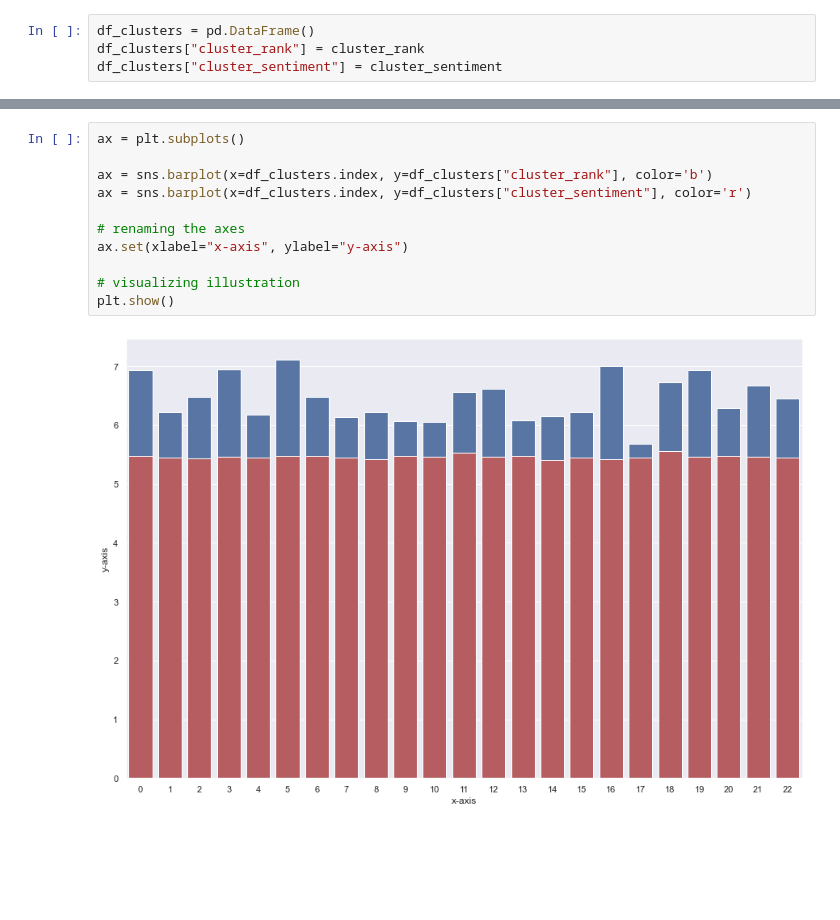
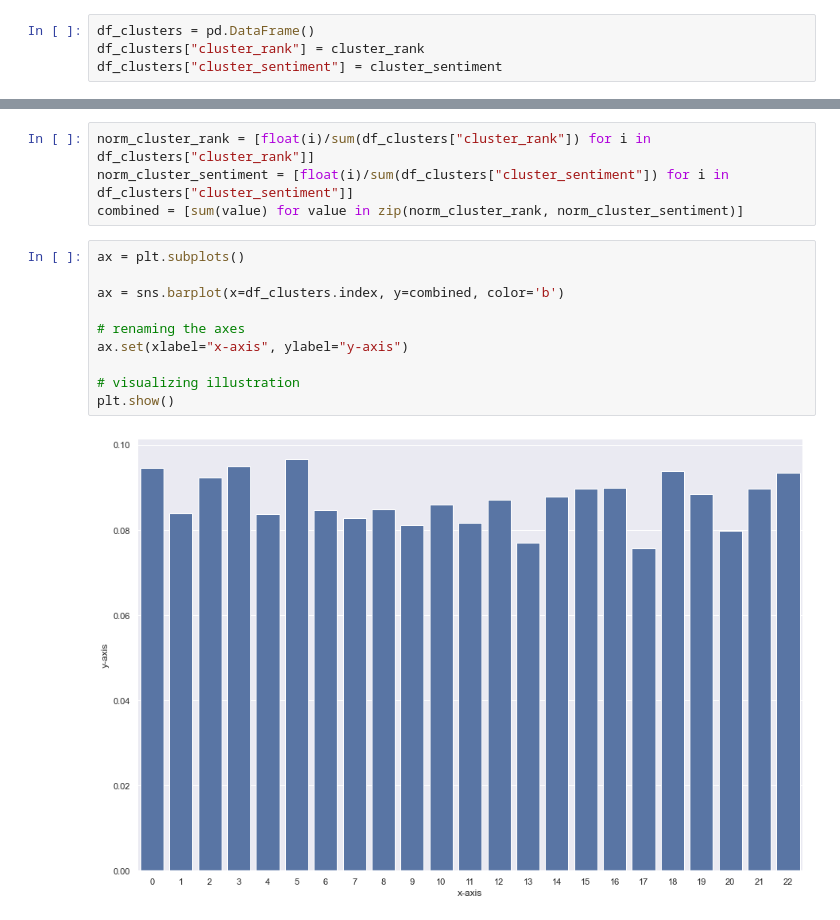
Before and after one commit to kajgaard/ComputationalTools, a Jupyter notebook: Text analysis.ipynb, the cells around one changed output, grey strips where cells are left out. Drawn from its saved outputs; the diff is of its cells as text; blank space fills up the shorter version.

Commit message:
Sentiment corrected

```diff
--- a/Text analysis.ipynb
+++ b/Text analysis.ipynb
@@ -289,13 +179,16 @@ df_clusters
+# %%
+norm_cluster_rank = [float(i)/sum(df_clusters["cluster_rank"]) for i in df_clusters["cluster_rank"]]
+norm_cluster_sentiment = [float(i)/sum(df_clusters["cluster_sentiment"]) for i in df_clusters["cluster_sentiment"]]
+combined = [sum(value) for value in zip(norm_cluster_rank, norm_cluster_sentiment)]
 # %%
 ax = plt.subplots()
 
-ax = sns.barplot(x=df_clusters.index, y=df_clusters["cluster_rank"], color='b')
-ax = sns.barplot(x=df_clusters.index, y=df_clusters["cluster_sentiment"], color='r')
+ax = sns.barplot(x=df_clusters.index, y=combined, color='b')
 
 # renaming the axes
 ax.set(xlabel="x-axis", ylabel="y-axis")
 
 # visualizing illustration
 plt.show()
 # %% [output]
-[figure, old version]
+[figure, new version]
```
Also changed, not shown: parts of 17 cells of this notebook, 1 other file.
